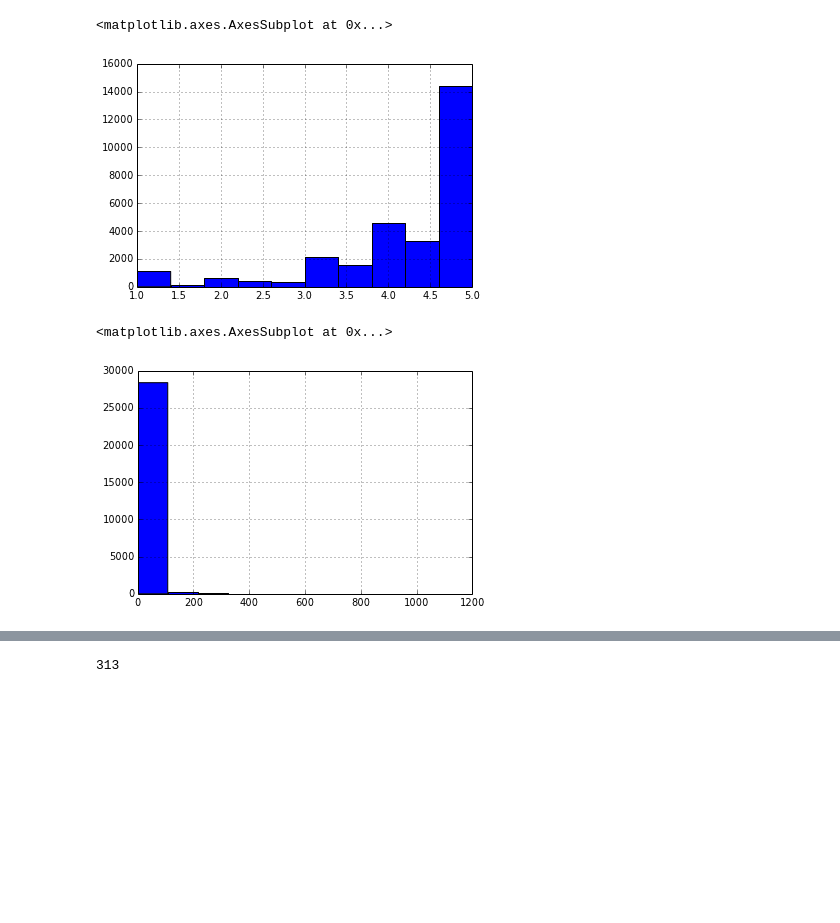
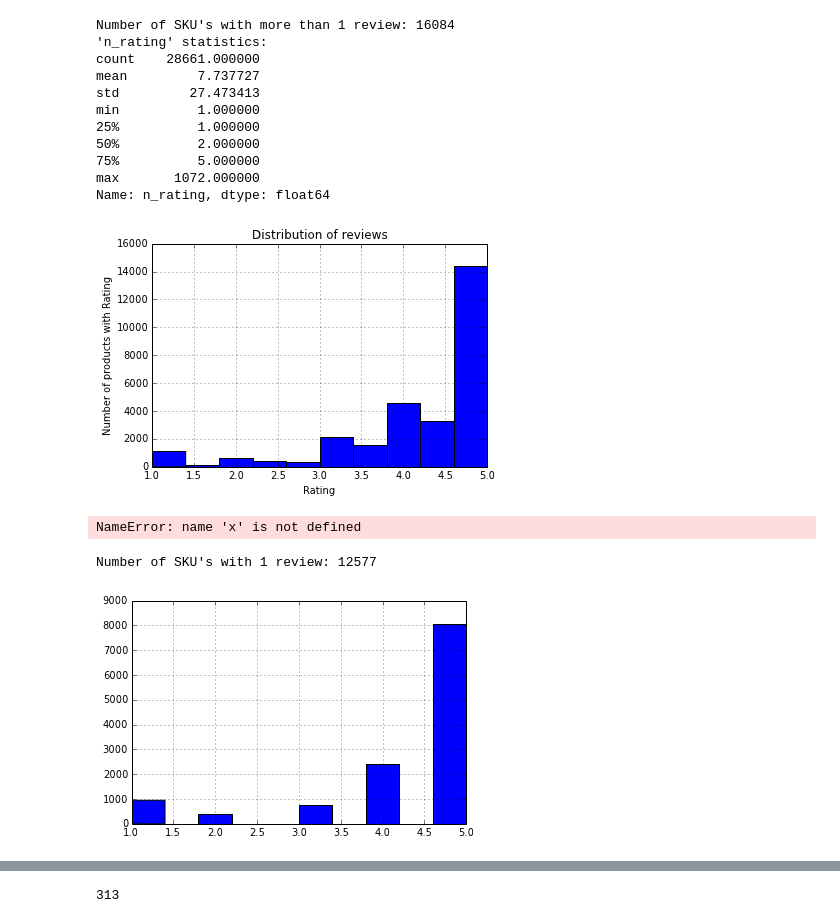
Before and after one commit to CUBigDataClass/Kiwi, a Jupyter notebook: Summary/stars.ipynb, the cells around one changed output, grey strips where cells are left out. Drawn from its saved outputs; the diff is of its cells as text; code cells hidden in the pictures; blank space fills up the shorter version.

Commit message:
saving work on Exploration and Stars before starting work on RandomForest

```diff
--- a/Summary/stars.ipynb
+++ b/Summary/stars.ipynb
@@ -17,6 +20,7 @@ for filename in filelist:
         rating = float(review.find('rating').text)
         star[sku].append(rating)
 # %%
+#store average rating and number of ratings in data frame indexed by SKU number
 keys      = []
 avg_star  = []
 n_ratings = []
@@ -25,5 +29,4 @@ for key in star:
     avg_star.append(np.mean(star[key]))
     n_ratings.append(len(star[key]))
 zipped = zip(keys,avg_star,n_ratings)
-frame = pd.DataFrame.from_records(zipped,columns=['sku','avg_rating','n_rating']).set_index('sku')
-print frame
+star_frame = pd.DataFrame.from_records(zipped,columns=['sku','avg_rating','n_rating']).set_index('sku')
@@ -48,10 +33,38 @@ sku
-# %%
-frame['avg_rating'].hist()
-# %% [output]
-<matplotlib.axes.AxesSubplot at 0x...>
-[figure, removed]
-# %%
-frame['n_rating'].hist()
-# %% [output]
-<matplotlib.axes.AxesSubplot at 0x...>
-[figure, removed]
+# %%
+#Quick look at the distribution of stars...keep in mind that many of the 5 star ratings may be 1 review
+print "Number of SKU's with more than 1 review: " + str(len(star_frame.loc[(star_frame['n_rating'] > 1)]))
+
+fig, ax = plt.subplots()
+star_frame['avg_rating'].hist(ax=ax)
+ax.set_xlabel('Rating')
+ax.set_ylabel('Number of products with Rating')
+ax.set_title('Distribution of reviews')
+
+print "\'n_rating\' statistics:"
+print star_frame['n_rating'].describe()
+# %% [output]
+Number of SKU's with more than 1 review: 16084
+'n_rating' statistics:
+count    28661.000000
+mean         7.737727
+std         27.473413
+min          1.000000
+25%          1.000000
+50%          2.000000
+75%          5.000000
+max       1072.000000
+Name: n_rating, dtype: float64
+[figure, added]
+# %%
+print "Number of SKU's with 1 review: " + str(len(frame.loc[(frame['n_rating'] == 1)]))
+min_to_25_reviews = frame.loc[(frame['n_rating'] == 1)]
+fig, ax = plt.subplots()
+min_to_25_reviews['avg_rating'].hist(ax=ax)
+ax.bar(x,y,align='center')
+ax.set_xlabel('Rating')
+ax.set_ylabel('Number of products with Rating')
+ax.set_title('Distribution of reviews for products in the bottom quartile by number of reviews')
+# %% [output]
+NameError: name 'x' is not defined
+Number of SKU's with 1 review: 12577
+[figure, added]
```
Also changed, not shown: parts of 11 cells of this notebook, 1 other file.
